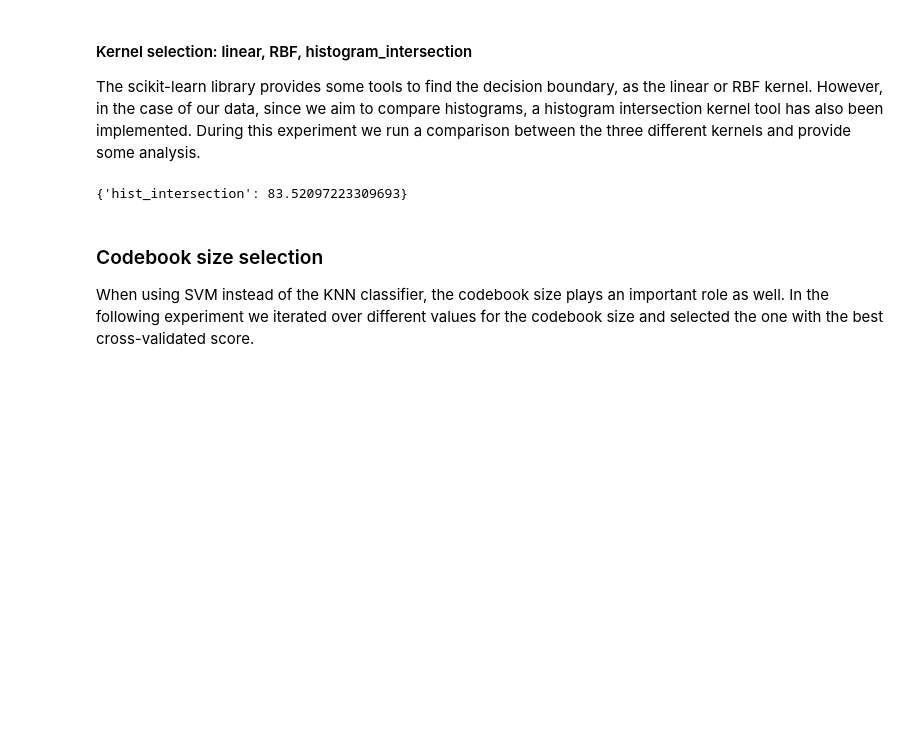
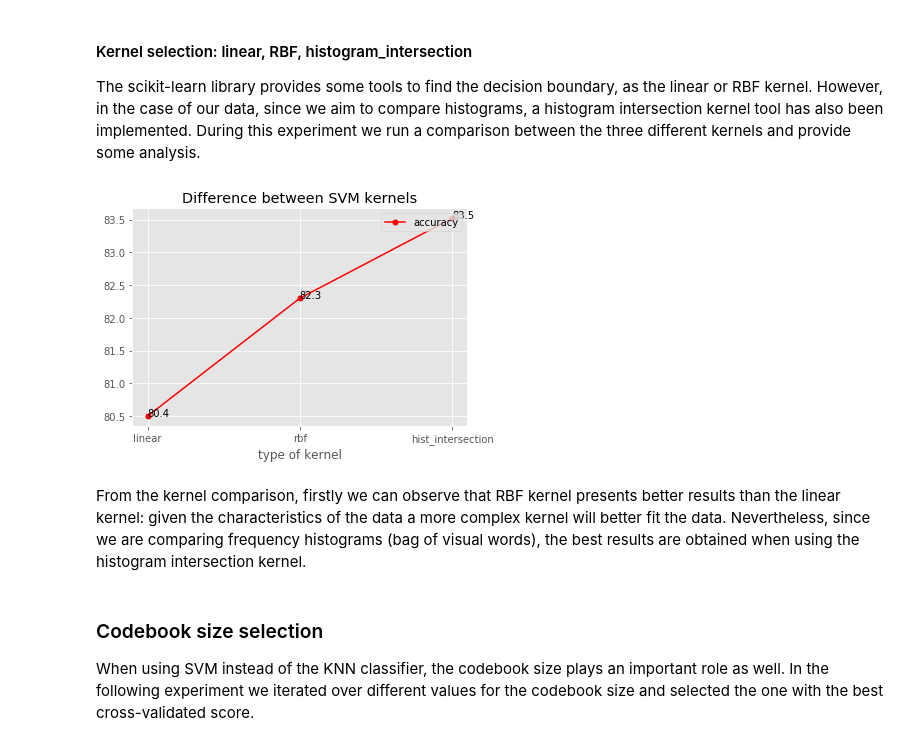
Before and after one commit to mgilar/mcv-m3, a Jupyter notebook: code/src/Main.ipynb, the cells around one changed output. Drawn from its saved outputs; the diff is of its cells as text; code cells hidden in the pictures; blank space fills up the shorter version.

```diff
--- a/code/src/Main.ipynb
+++ b/code/src/Main.ipynb
@@ -290,7 +287,3 @@ for kernel in kernels:
     classifier_images.svm_metric = kernel
     results_svm_kernels[kernel] = classifier_images.compute()
 classifier_images.svm_metric = get_max_key(results_svm_kernels)
-# %%
-results_svm_kernels
-# %% [output]
-{'hist_intersection': 83.52097223309693}
@@ -300,3 +290,10 @@ plot(results_svm_kernels)
+# %%
+results_svm_kernels = {'linear': 80.499072,'rbf':82.3,'hist_intersection': 83.52097223309693}
+plot(results_svm_kernels,title="Difference between SVM kernels", xlabel="type of kernel" )
+# %% [output]
+[figure, added]
+# %% [markdown]
+From the kernel comparison, firstly we can observe that RBF kernel presents better results than the linear kernel: given the characteristics of the data a more complex kernel will better fit the data. Nevertheless, since we are comparing frequency histograms (bag of visual words), the best results are obtained when using the histogram intersection kernel.
 # %% [markdown]
 ### Codebook size selection
 When using SVM instead of the KNN classifier, the codebook size plays an important role as well. In the following experiment we iterated over different values for the codebook size and selected the one with the best cross-validated score.
```
Also changed, not shown: parts of 33 cells of this notebook.
